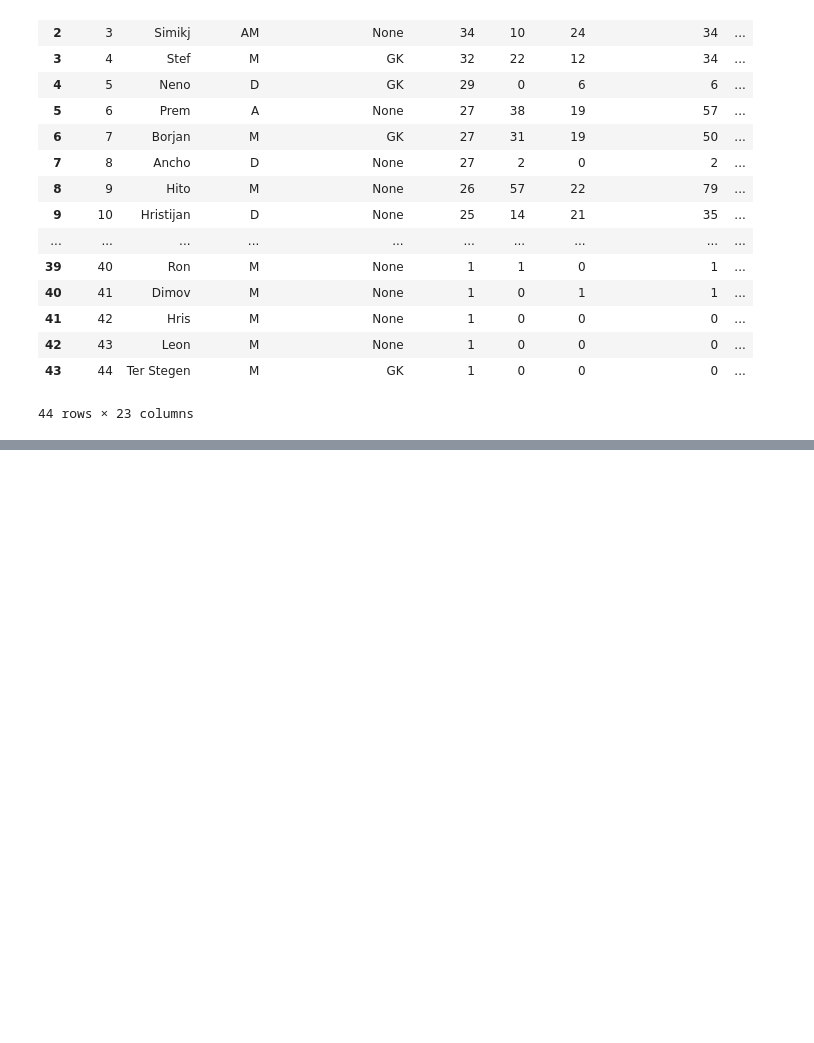
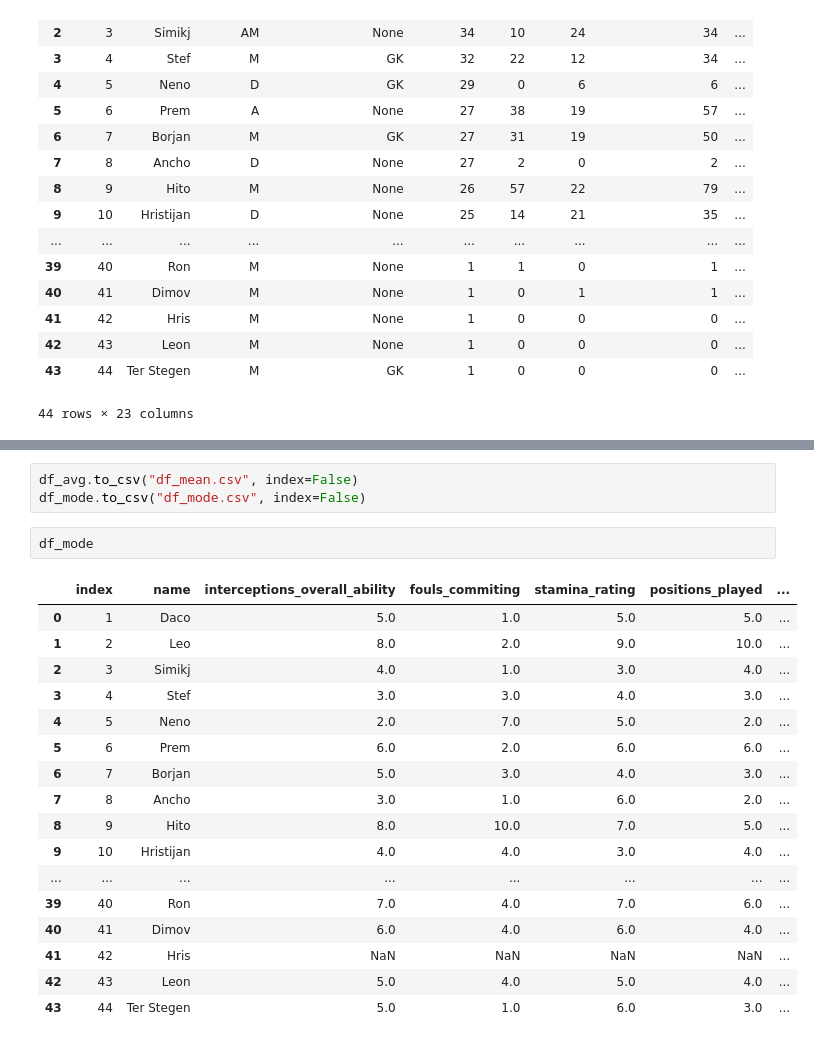
Before and after one commit to leonasanovski/Team-Splitter, a Jupyter notebook: format_csv_file.ipynb, the cells around one changed output, grey strips where cells are left out. Cells and saved outputs as stored; diff of their text form; blank space fills up the shorter version.

```diff
--- a/format_csv_file.ipynb
+++ b/format_csv_file.ipynb
@@ -206,0 +239,23 @@ df_original = pd.read_csv('zoki_liga.csv')
+# %%
+df_avg.to_csv("df_mean.csv", index=False)
+df_mode.to_csv("df_mode.csv", index=False)
+# %%
+df_mode
+# %% [output]
+|  | index | name | interceptions_overall_ability | fouls_commiting | stamina_rating | positions_played | ... |
+| 0 | 1 | Daco | 5.0 | 1.0 | 5.0 | 5.0 | ... |
+| 1 | 2 | Leo | 8.0 | 2.0 | 9.0 | 10.0 | ... |
+| 2 | 3 | Simikj | 4.0 | 1.0 | 3.0 | 4.0 | ... |
+| 3 | 4 | Stef | 3.0 | 3.0 | 4.0 | 3.0 | ... |
+| 4 | 5 | Neno | 2.0 | 7.0 | 5.0 | 2.0 | ... |
+| 5 | 6 | Prem | 6.0 | 2.0 | 6.0 | 6.0 | ... |
+| 6 | 7 | Borjan | 5.0 | 3.0 | 4.0 | 3.0 | ... |
+| 7 | 8 | Ancho | 3.0 | 1.0 | 6.0 | 2.0 | ... |
+| 8 | 9 | Hito | 8.0 | 10.0 | 7.0 | 5.0 | ... |
+| 9 | 10 | Hristijan | 4.0 | 4.0 | 3.0 | 4.0 | ... |
+| ... | ... | ... | ... | ... | ... | ... | ... |
+| 39 | 40 | Ron | 7.0 | 4.0 | 7.0 | 6.0 | ... |
+| 40 | 41 | Dimov | 6.0 | 4.0 | 6.0 | 4.0 | ... |
+| 41 | 42 | Hris | NaN | NaN | NaN | NaN | ... |
+| 42 | 43 | Leon | 5.0 | 4.0 | 5.0 | 4.0 | ... |
+| 43 | 44 | Ter Stegen | 5.0 | 1.0 | 6.0 | 3.0 | ... |
```
Also changed, not shown: parts of 13 cells of this notebook, 5 other files.
